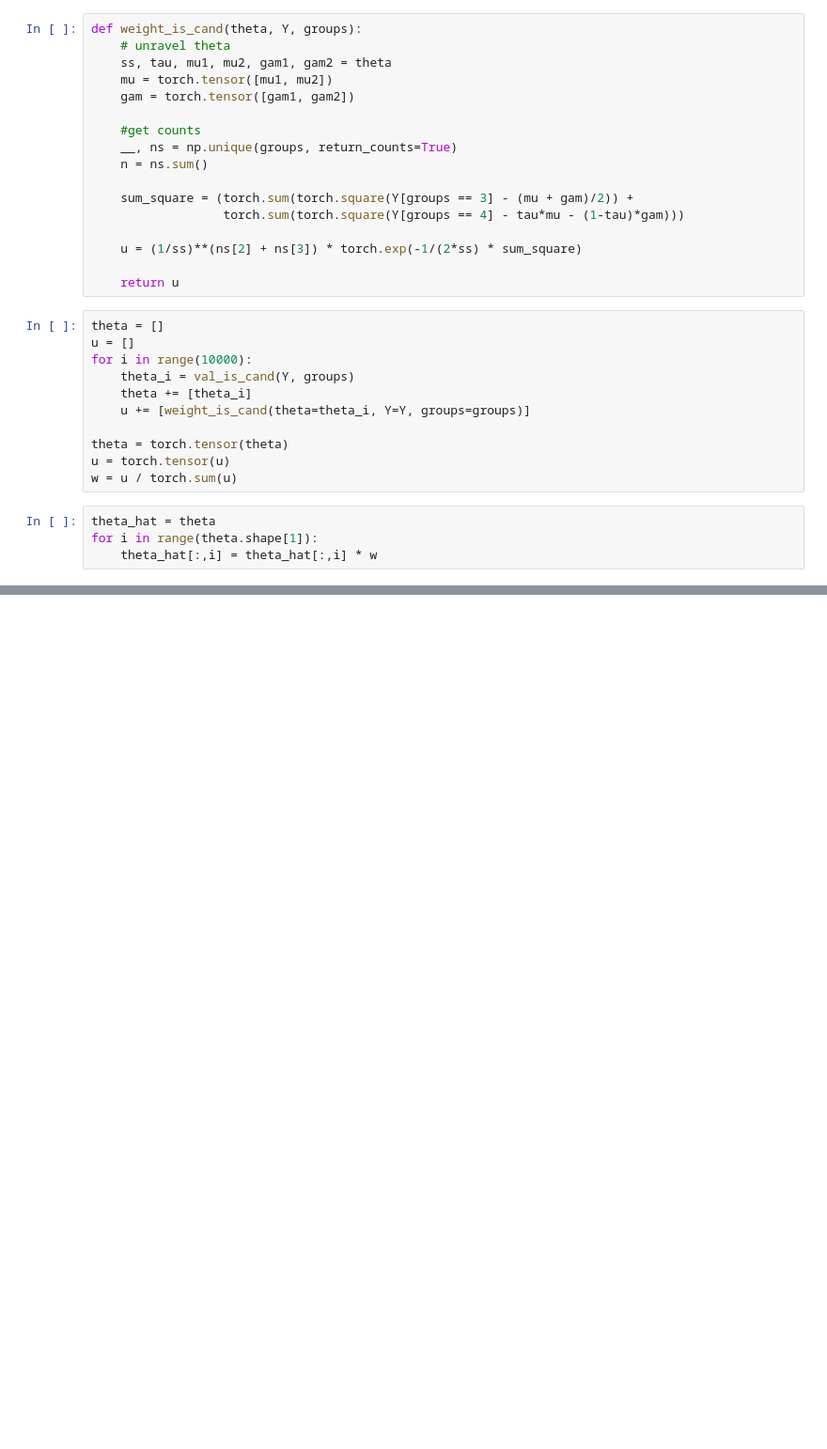
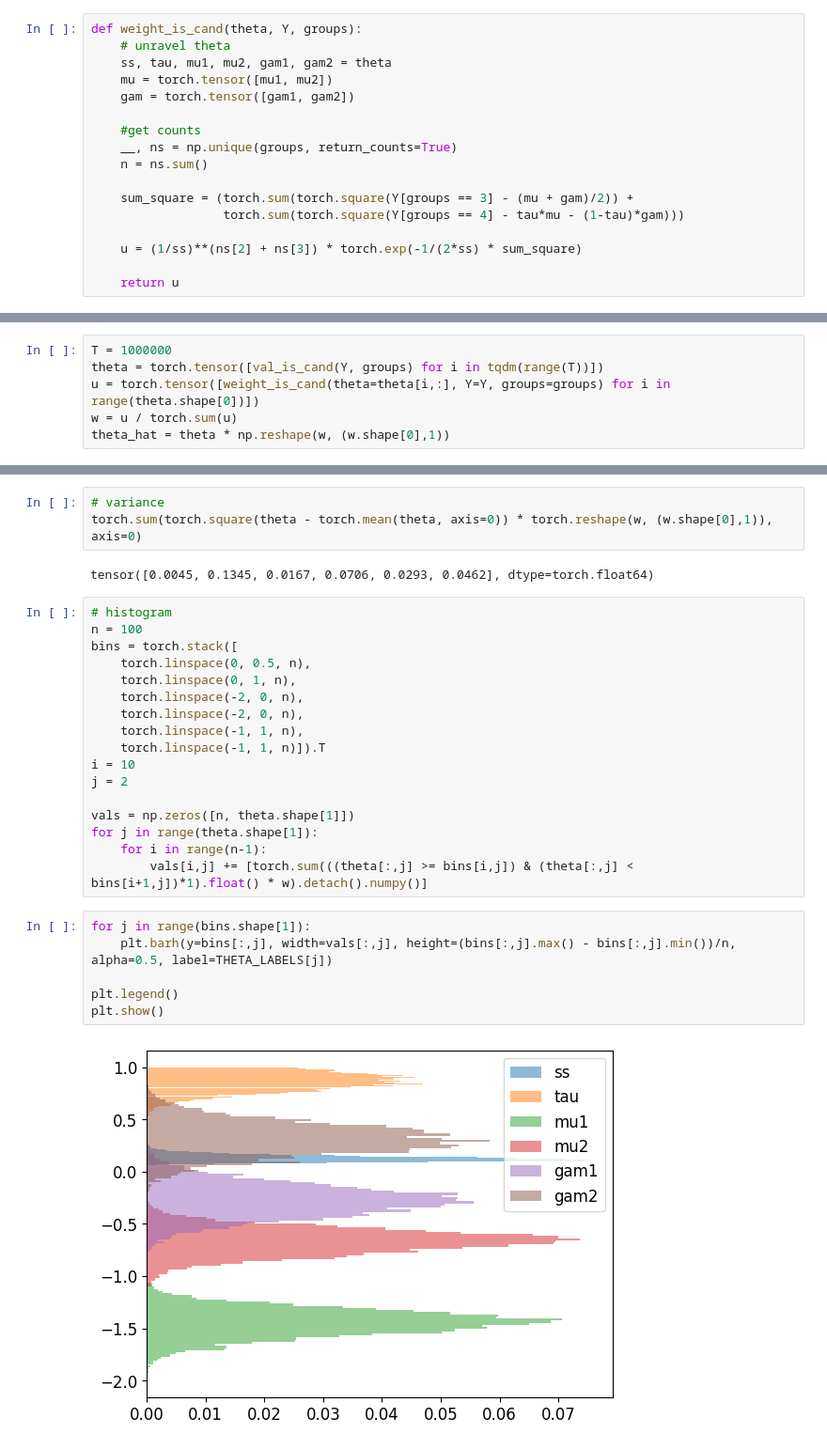
Before and after one commit to etrieschman/gene-expr, a Jupyter notebook: code/Trieschman_STATS370_Final.ipynb, the cells around one changed output, grey strips where cells are left out. Shown at 94% size. Saved outputs shown, nothing was run; the diff lists cells and outputs as text; blank space fills up the shorter version.

Commit message:
importance sampling charts

```diff
--- a/code/Trieschman_STATS370_Final.ipynb
+++ b/code/Trieschman_STATS370_Final.ipynb
@@ -401,18 +395,3 @@ def weight_is_cand(theta, Y, groups):
     u = (1/ss)**(ns[2] + ns[3]) * torch.exp(-1/(2*ss) * sum_square)
 
     return u
-# %%
-theta = []
-u = []
-for i in range(10000):
-    theta_i = val_is_cand(Y, groups)
-    theta += [theta_i]
-    u += [weight_is_cand(theta=theta_i, Y=Y, groups=groups)]
-
-theta = torch.tensor(theta)
-u = torch.tensor(u)
-w = u / torch.sum(u)
-# %%
-theta_hat = theta
-for i in range(theta.shape[1]):
-    theta_hat[:,i] = theta_hat[:,i] * w
@@ -427,0 +416,6 @@ plt.scatter(theta_hat[:,0], theta_hat[:,1])
+# %%
+T = 1000000
+theta = torch.tensor([val_is_cand(Y, groups) for i in tqdm(range(T))])
+u = torch.tensor([weight_is_cand(theta=theta[i,:], Y=Y, groups=groups) for i in range(theta.shape[0])])
+w = u / torch.sum(u)
+theta_hat = theta * np.reshape(w, (w.shape[0],1))
@@ -427,0 +428,30 @@ plt.scatter(theta_hat[:,0], theta_hat[:,1])
+# %%
+# variance
+torch.sum(torch.square(theta - torch.mean(theta, axis=0)) * torch.reshape(w, (w.shape[0],1)), axis=0)
+# %% [output]
+tensor([0.0045, 0.1345, 0.0167, 0.0706, 0.0293, 0.0462], dtype=torch.float64)
+# %%
+# histogram
+n = 100
+bins = torch.stack([
+    torch.linspace(0, 0.5, n),
+    torch.linspace(0, 1, n),
+    torch.linspace(-2, 0, n),
+    torch.linspace(-2, 0, n),
+    torch.linspace(-1, 1, n),
+    torch.linspace(-1, 1, n)]).T
+i = 10
+j = 2
+
+vals = np.zeros([n, theta.shape[1]])
+for j in range(theta.shape[1]):
+    for i in range(n-1):
+        vals[i,j] += [torch.sum(((theta[:,j] >= bins[i,j]) & (theta[:,j] < bins[i+1,j])*1).float() * w).detach().numpy()]
+# %%
+for j in range(bins.shape[1]):
+    plt.barh(y=bins[:,j], width=vals[:,j], height=(bins[:,j].max() - bins[:,j].min())/n, alpha=0.5, label=THETA_LABELS[j])
+
+plt.legend()
+plt.show()
+# %% [output]
+[figure, added]
```
Also changed, not shown: parts of 8 cells of this notebook, 2 other files.
